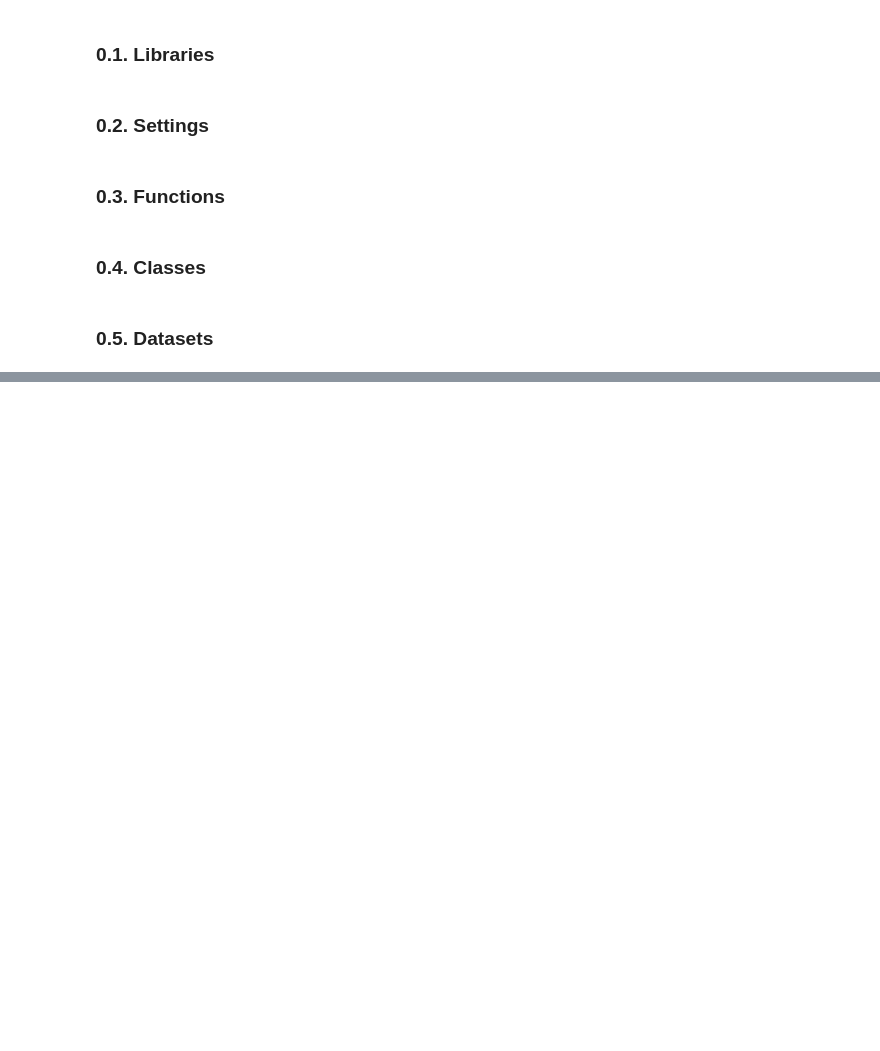
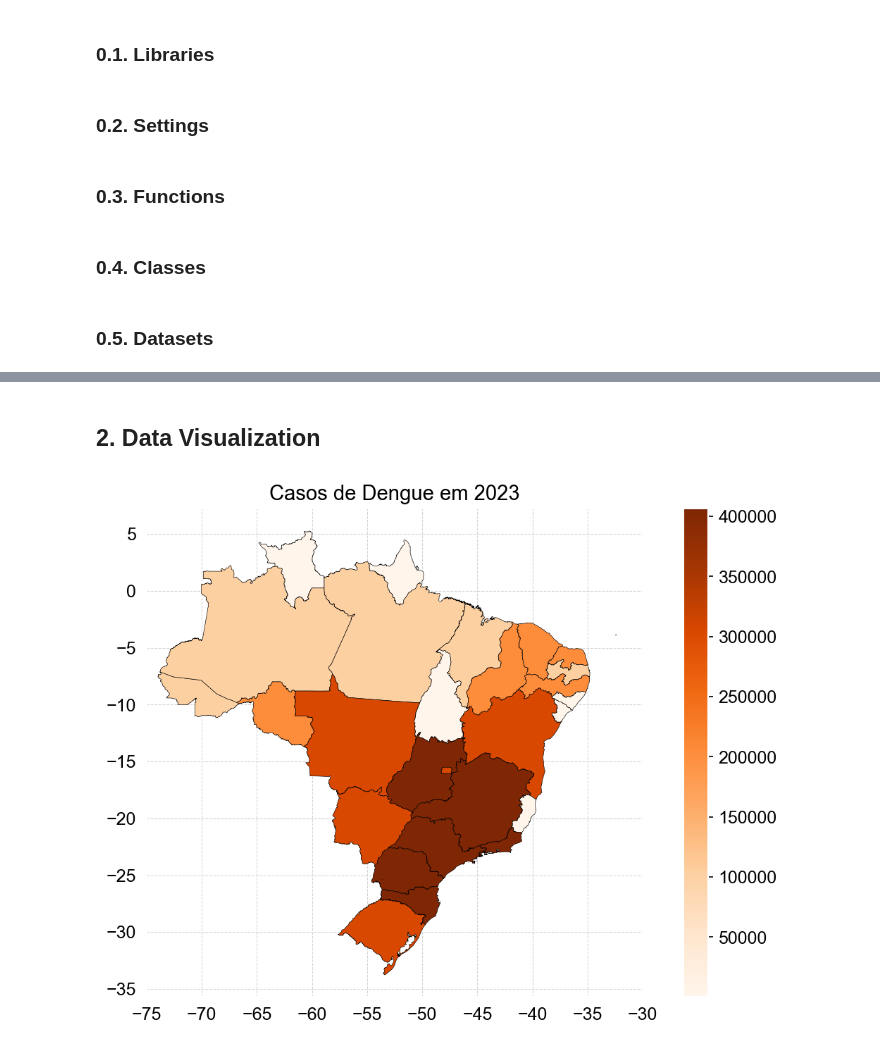
Before and after one commit to caiocasagrande/dengue_analysis, a Jupyter notebook: notebooks/notebook.ipynb, the cells around one changed output, grey strips where cells are left out. Cells and saved outputs as stored; diff of their text form; code cells hidden in the pictures; blank space fills up the shorter version.

```diff
--- a/notebooks/notebook.ipynb
+++ b/notebooks/notebook.ipynb
@@ -138,0 +100,15 @@ None
+# %%
+# Casos de dengue em 2003 a 2006
+df_casos_06 = CasosDengueUF20012006().process_data()
+
+# Casos de dengue em 2007 a 2013
+df_casos_13 = CasosDengueUF20072013().process_data()
+
+# Casos de dengue em 2014 a 2023
+df_casos_23 = CasosDengueUF20142023().process_data()
+
+# Concatenando os dataframes
+df_concat1  = pd.concat([df_casos_06, df_casos_13, df_casos_23], ignore_index=True)
+
+# Somando casos duplicados de 2013
+df_casos    = df_concat1.groupby(['nome_uf', 'id_uf', 'ano']).sum().reset_index()
@@ -138,0 +130,4 @@ None
+# %%
+# GeoDataFrame UF Brasil
+gdf_uf = gpd.read_file('../data/interim/uf_brasil.geojson')
+gdf_uf['id_uf'] = gdf_uf['id_uf'].astype('int64')
@@ -138,0 +168,31 @@ None
+# %% [markdown]
+## 2. Data Visualization
+# %%
+# Juntar os dados de casos de dengue com os dados geográficos dos estados
+gdf_uf_casos = pd.merge(gdf_uf, df_casos[df_casos['ano'] == 2023].groupby(['id_uf']).sum().reset_index(), on=['id_uf'])
+
+# Quantiles
+quantiles = gdf_uf_casos['casos'].quantile([0, 0.2, 0.4, 0.6, 0.8, 1.0])
+quantile_bins = [quantiles.iloc[i] for i in range(6)]
+
+cmap = cm.get_cmap('Oranges')
+
+# Normalizando dados com Normalize do matplotlib
+norm = Normalize(vmin=gdf_uf_casos['casos'].min(), vmax=gdf_uf_casos['casos'].max())
+
+# Figura
+fig, ax = plt.subplots(1, 1, figsize=(10, 6))
+
+# Plot
+gdf_uf_casos.plot(column='casos', ax=ax, cmap=cmap, linewidth=0.3, edgecolor='black', scheme='quantiles', k=5)
+
+# Barra de cores
+sm = plt.cm.ScalarMappable(cmap=cmap, norm=norm)
+sm.set_array([])
+fig.colorbar(sm, ax=ax, orientation='vertical')
+
+plt.title('Casos de Dengue em 2023')
+plt.xlim(-75, -30)
+plt.tick_params(left=False, bottom=False)
+# %% [output]
+[figure, added]
```
Also changed, not shown: parts of 8 cells of this notebook.
